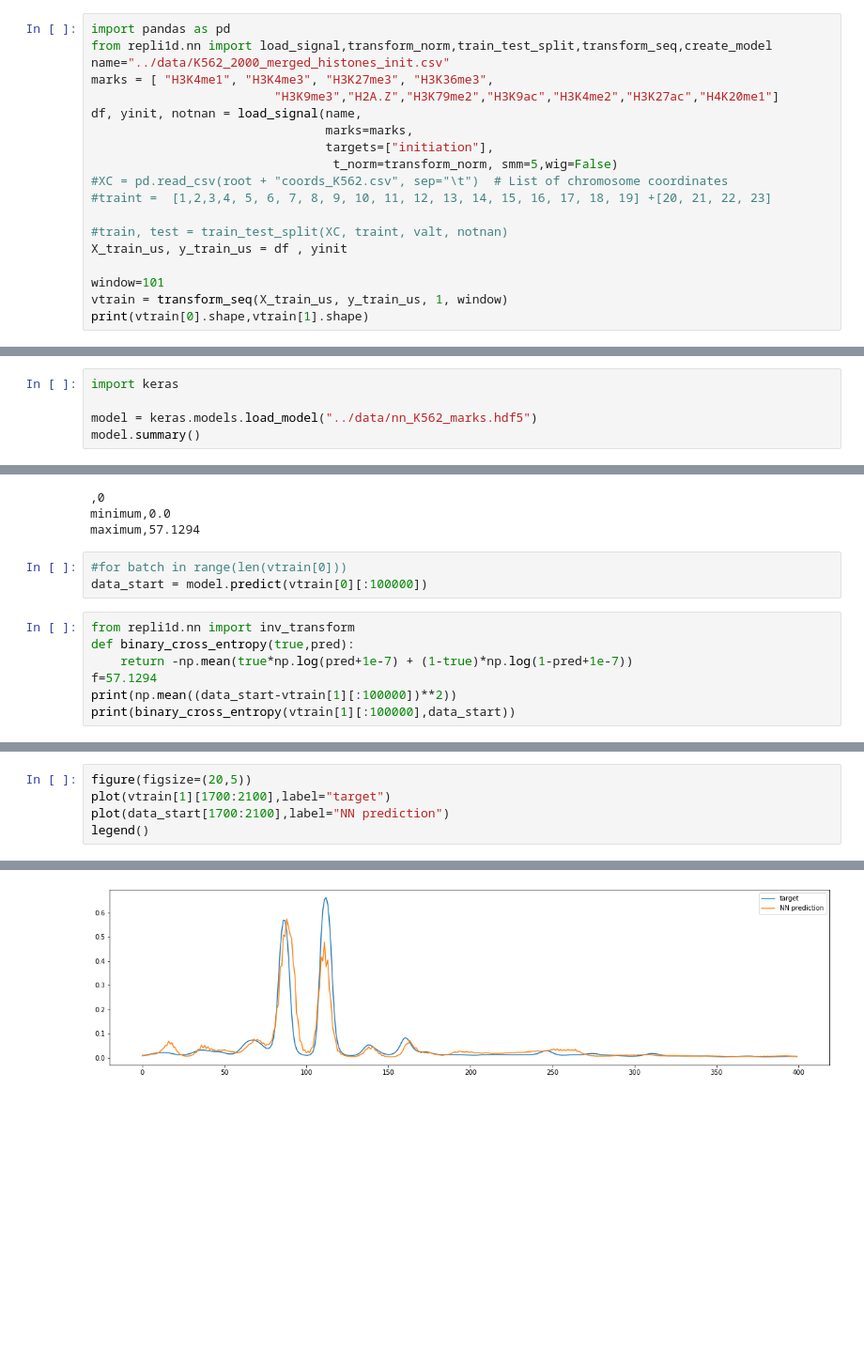
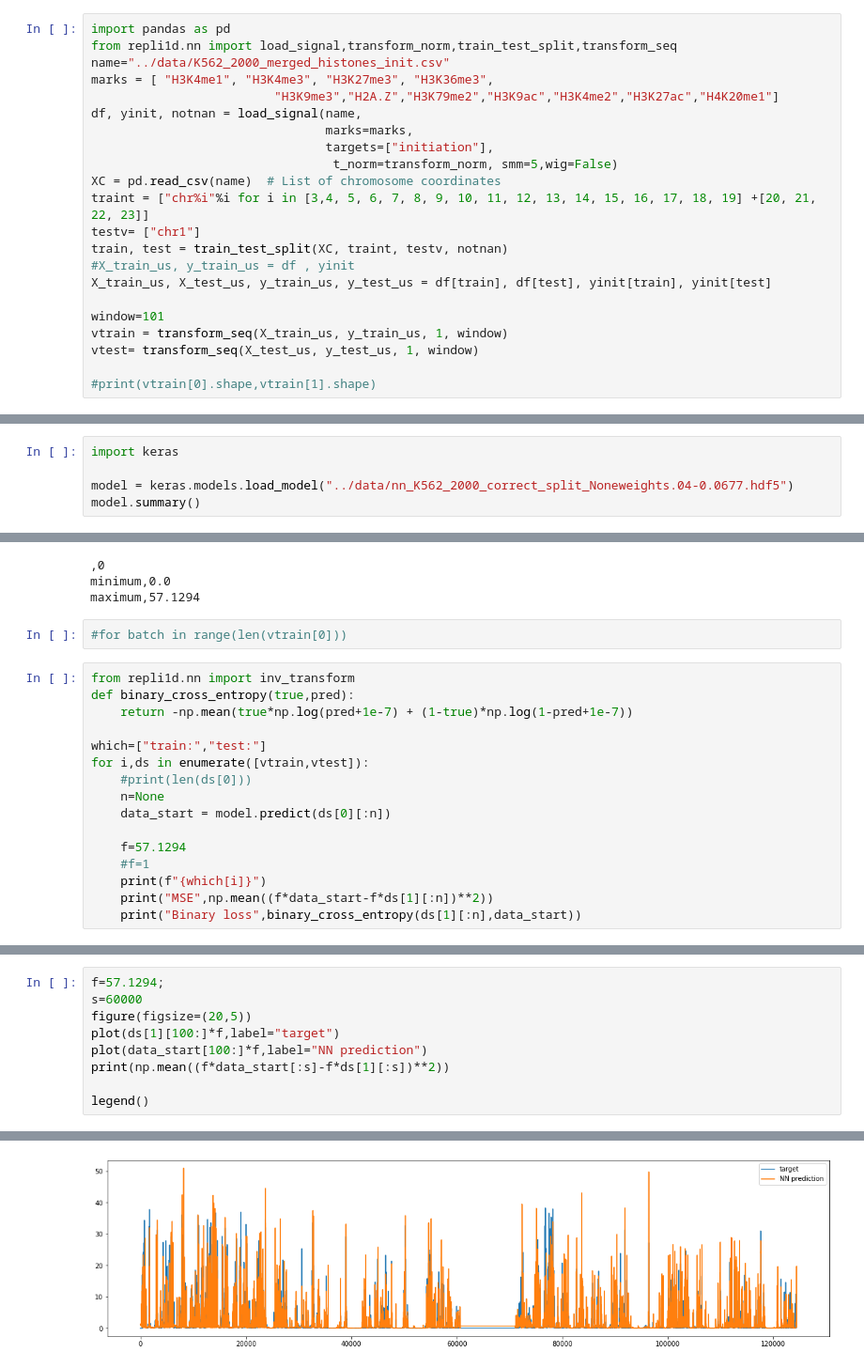
Before and after one commit to organic-chemistry/repli1D, a Jupyter notebook: notebook_demo/Running NN on marks.ipynb, the cells around one changed output, grey strips where cells are left out. Shown at 94% size. Drawn from its saved outputs; the diff is of its cells as text; blank space fills up the shorter version.

Commit message:
Correcting error on nn for the validation set and removing duplicate definition of models

```diff
--- a/notebook_demo/Running NN on marks.ipynb
+++ b/notebook_demo/Running NN on marks.ipynb
@@ -9,7 +9,7 @@ from pylab import *
 ../data/K562_2000_merged_histones_init.csv.gz:   76.4%
 # %%
 import pandas as pd
-from repli1d.nn import load_signal,transform_norm,train_test_split,transform_seq,create_model
+from repli1d.nn import load_signal,transform_norm,train_test_split,transform_seq
 name="../data/K562_2000_merged_histones_init.csv"
 marks = [ "H3K4me1", "H3K4me3", "H3K27me3", "H3K36me3",
                          "H3K9me3","H2A.Z","H3K79me2","H3K9ac","H3K4me2","H3K27ac","H4K20me1"]
@@ -17,13 +17,16 @@ df, yinit, notnan = load_signal(name,
                                 marks=marks,
                                 targets=["initiation"],
                                  t_norm=transform_norm, smm=5,wig=False)
-#XC = pd.read_csv(root + "coords_K562.csv", sep="\t")  # List of chromosome coordinates
-#traint =  [1,2,3,4, 5, 6, 7, 8, 9, 10, 11, 12, 13, 14, 15, 16, 17, 18, 19] +[20, 21, 22, 23]
-
-#train, test = train_test_split(XC, traint, valt, notnan)
-X_train_us, y_train_us = df , yinit
+XC = pd.read_csv(name)  # List of chromosome coordinates
+traint = ["chr%i"%i for i in [3,4, 5, 6, 7, 8, 9, 10, 11, 12, 13, 14, 15, 16, 17, 18, 19] +[20, 21, 22, 23]]
+testv= ["chr1"]
+train, test = train_test_split(XC, traint, testv, notnan)
+#X_train_us, y_train_us = df , yinit
+X_train_us, X_test_us, y_train_us, y_test_us = df[train], df[test], yinit[train], yinit[test]
 
 window=101
 vtrain = transform_seq(X_train_us, y_train_us, 1, window)
-print(vtrain[0].shape,vtrain[1].shape)
+vtest= transform_seq(X_test_us, y_test_us, 1, window)
+
+#print(vtrain[0].shape,vtrain[1].shape)
 # %% [output]
@@ -68,7 +57,7 @@ python src/repli1d/nn.py  --noenrichment --targets initiation --root training_di
 # %%
 import keras
 
-model = keras.models.load_model("../data/nn_K562_marks.hdf5")
+model = keras.models.load_model("../data/nn_K562_2000_correct_split_Noneweights.04-0.0677.hdf5")
 model.summary()
 # %% [output]
 Model: "sequential_1"
@@ -100,12 +89,20 @@ minimum,0.0
 maximum,57.1294
 # %%
 #for batch in range(len(vtrain[0]))
-data_start = model.predict(vtrain[0][:100000])
 # %%
 from repli1d.nn import inv_transform
 def binary_cross_entropy(true,pred):
     return -np.mean(true*np.log(pred+1e-7) + (1-true)*np.log(1-pred+1e-7))
-f=57.1294
-print(np.mean((data_start-vtrain[1][:100000])**2))
-print(binary_cross_entropy(vtrain[1][:100000],data_start))
+
+which=["train:","test:"]
+for i,ds in enumerate([vtrain,vtest]):
+    #print(len(ds[0]))
+    n=None
+    data_start = model.predict(ds[0][:n])
+
+    f=57.1294
+    #f=1
+    print(f"{which[i]}")
+    print("MSE",np.mean((f*data_start-f*ds[1][:n])**2))
+    print("Binary loss",binary_cross_entropy(ds[1][:n],data_start))
 # %% [output]
@@ -114,6 +115,10 @@ print(binary_cross_entropy(vtrain[1][:100000],data_start))
 # %%
+f=57.1294;
+s=60000
 figure(figsize=(20,5))
-plot(vtrain[1][1700:2100],label="target")
-plot(data_start[1700:2100],label="NN prediction")
+plot(ds[1][100:]*f,label="target")
+plot(data_start[100:]*f,label="NN prediction")
+print(np.mean((f*data_start[:s]-f*ds[1][:s])**2))
+
 legend()
 # %% [output]
@@ -121 +127 @@ legend()
-[figure, old version]
+[figure, new version]
```
Also changed, not shown: parts of 5 cells of this notebook, 2 other files.
